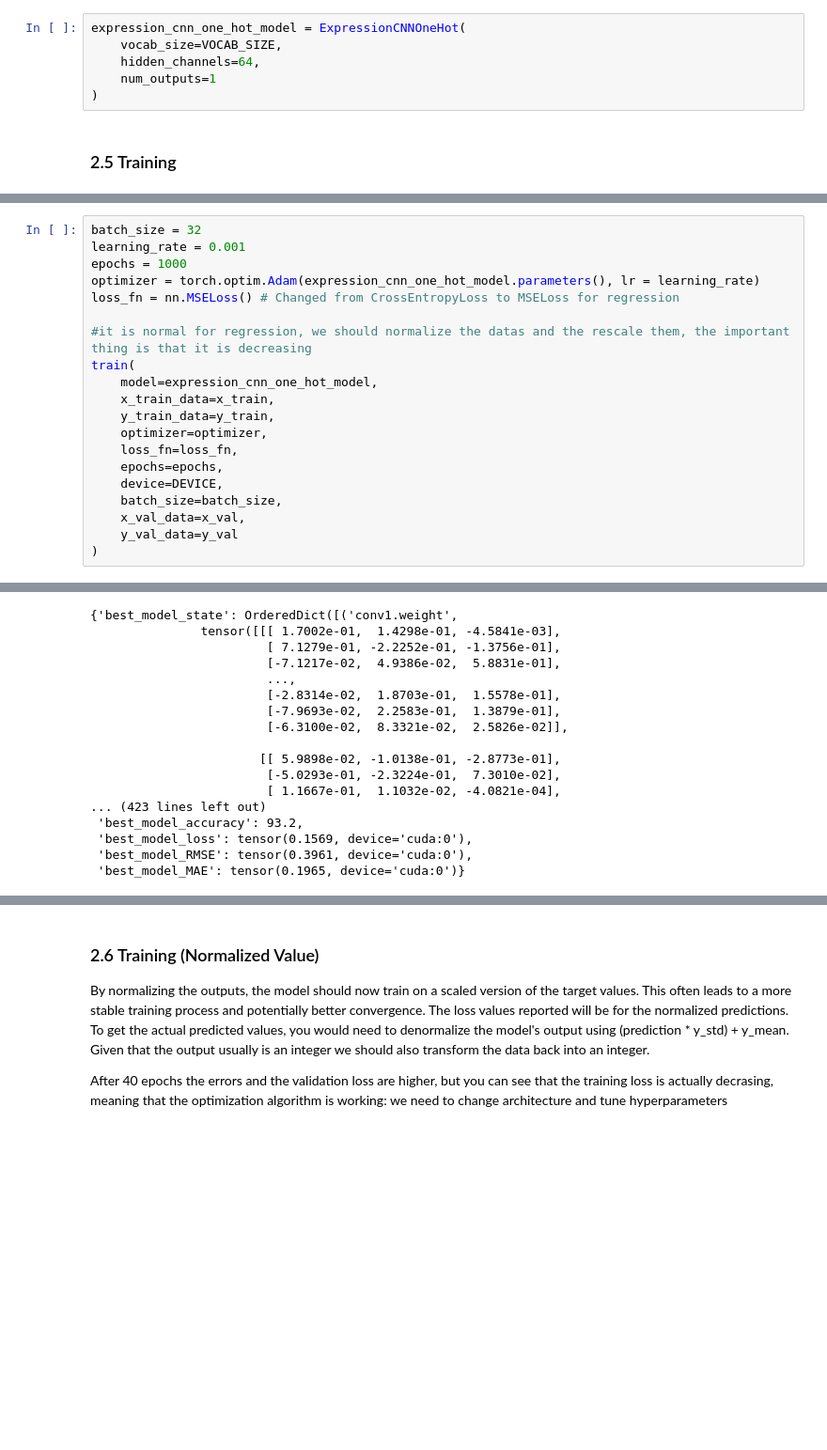
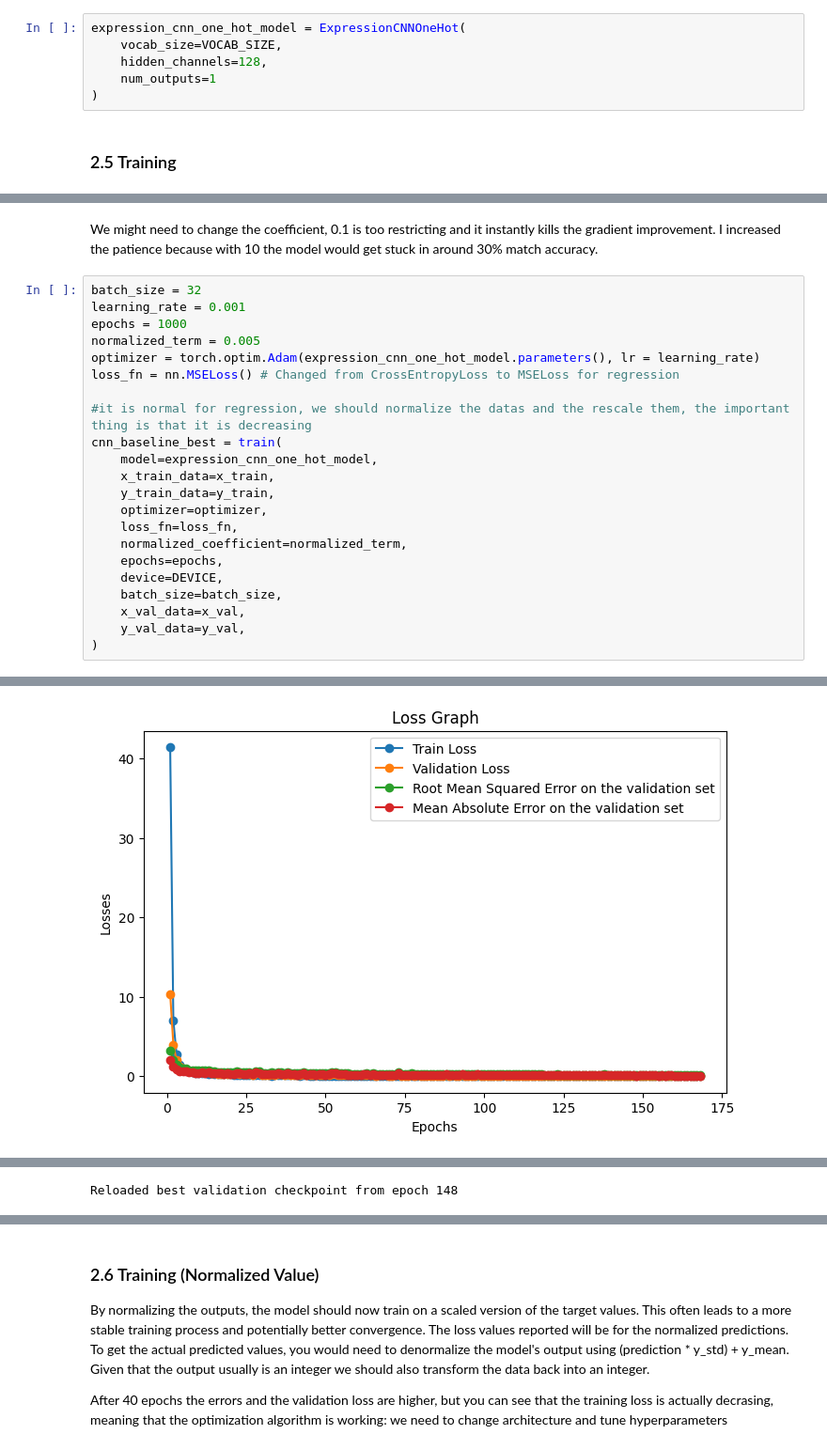
Before and after one commit to BrennoVaccari/95662-Introduction-To-Machine-Learning, a Jupyter notebook: Main.ipynb, the cells around one changed output, grey strips where cells are left out. Shown at 94% size. Cells and saved outputs as stored; diff of their text form; blank space fills up the shorter version.

```diff
--- a/Main.ipynb
+++ b/Main.ipynb
@@ -569,7 +569,7 @@ class ExpressionCNNOneHot(nn.Module):                               #we are defi
 # %%
 expression_cnn_one_hot_model = ExpressionCNNOneHot(
     vocab_size=VOCAB_SIZE,
-    hidden_channels=64,
+    hidden_channels=128,
     num_outputs=1
 )
 # %% [markdown]
@@ -741,24 +786,28 @@ def evaluate(model, loader, device, normalized_training=False):
     MAE_loss = MAE_loss / num_samples
 
     return average_loss, RMSE_loss, MAE_loss, correct_matches
+# %% [markdown]
+We might need to change the coefficient, 0.1 is too restricting and it instantly kills the gradient improvement. I increased the patience because with 10 the model would get stuck in around 30% match accuracy.
 # %%
 batch_size = 32
 learning_rate = 0.001
 epochs = 1000
+normalized_term = 0.005
 optimizer = torch.optim.Adam(expression_cnn_one_hot_model.parameters(), lr = learning_rate)
 loss_fn = nn.MSELoss() # Changed from CrossEntropyLoss to MSELoss for regression
 
 #it is normal for regression, we should normalize the datas and the rescale them, the important thing is that it is decreasing
-train(
+cnn_baseline_best = train(
     model=expression_cnn_one_hot_model,
     x_train_data=x_train,
     y_train_data=y_train,
     optimizer=optimizer,
     loss_fn=loss_fn,
+    normalized_coefficient=normalized_term,
     epochs=epochs,
     device=DEVICE,
     batch_size=batch_size,
     x_val_data=x_val,
-    y_val_data=y_val
+    y_val_data=y_val,
 )
 # %% [output]
@@ -781,0 +831 @@ Early stopping triggered. No improvement in validation loss for 10 epochs.
+[figure, added]
@@ -782,17 +833 @@ Early stopping triggered. No improvement in validation loss for 10 epochs.
-{'best_model_state': OrderedDict([('conv1.weight',
-               tensor([[[ 1.7002e-01,  1.4298e-01, -4.5841e-03],
-                        [ 7.1279e-01, -2.2252e-01, -1.3756e-01],
-                        [-7.1217e-02,  4.9386e-02,  5.8831e-01],
-                        ...,
-                        [-2.8314e-02,  1.8703e-01,  1.5578e-01],
-                        [-7.9693e-02,  2.2583e-01,  1.3879e-01],
-                        [-6.3100e-02,  8.3321e-02,  2.5826e-02]],
-
-                       [[ 5.9898e-02, -1.0138e-01, -2.8773e-01],
-                        [-5.0293e-01, -2.3224e-01,  7.3010e-02],
-                        [ 1.1667e-01,  1.1032e-02, -4.0821e-04],
-... (423 lines left out)
- 'best_model_accuracy': 93.2,
- 'best_model_loss': tensor(0.1569, device='cuda:0'),
- 'best_model_RMSE': tensor(0.3961, device='cuda:0'),
- 'best_model_MAE': tensor(0.1965, device='cuda:0')}
+Reloaded best validation checkpoint from epoch 148
```
Also changed, not shown: parts of 25 cells of this notebook, 2 other files.
